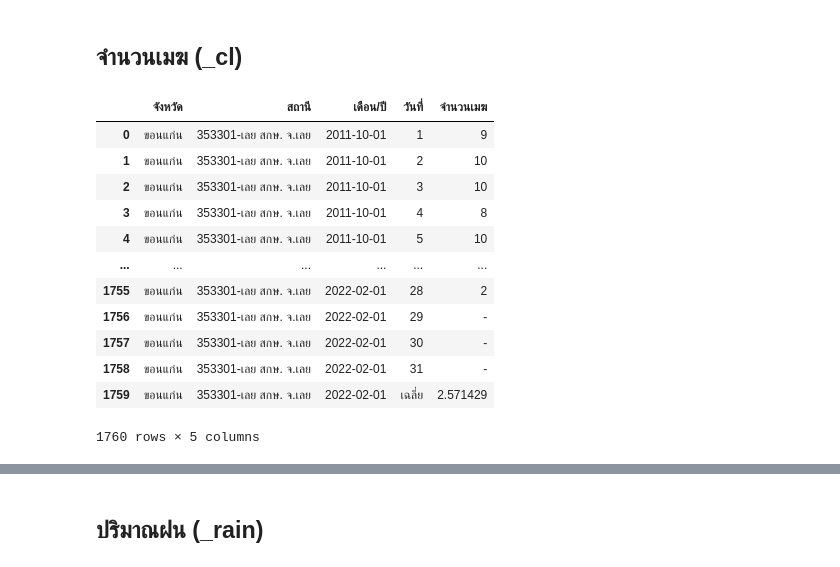
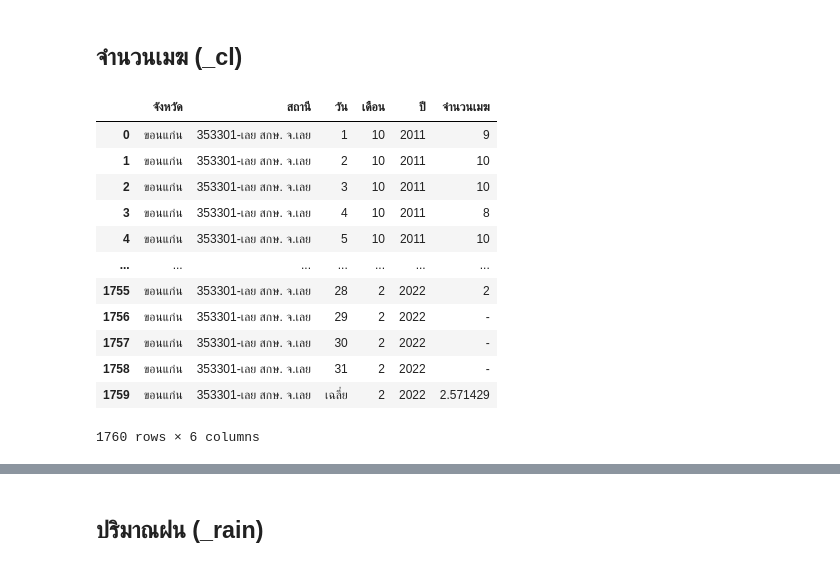
Before and after one commit to supatsara2002/bsc_dpdm22, a Jupyter notebook: Quiz_Group_5_20_of_Midterm.ipynb, the cells around one changed output, grey strips where cells are left out. Saved outputs shown, nothing was run; the diff lists cells and outputs as text; code cells hidden in the pictures.

```diff
--- a/Quiz_Group_5_20_of_Midterm.ipynb
+++ b/Quiz_Group_5_20_of_Midterm.ipynb
@@ -582,23 +772,26 @@ sk_cl.rename(columns = {'Unnamed: 0':'ที่','Unnamed: 1':'สถานี',
 nk_cl.rename(columns = {'Unnamed: 0':'ที่','Unnamed: 1':'สถานี', 'Unnamed: 2':'เดือน/ปี','Unnamed: 34':'เฉลี่ย'}, inplace = True)
 l_cl.rename(columns = {'Unnamed: 0':'ที่','Unnamed: 1':'สถานี', 'Unnamed: 2':'เดือน/ปี','Unnamed: 34':'เฉลี่ย'}, inplace = True)
 # %%
+kk_cl['เดือน'] = kk_cl['เดือน/ปี'].dt.month
+kk_cl['ปี'] = kk_cl['เดือน/ปี'].dt.year
 kk_cl['จังหวัด'] = "ขอนแก่น"
-kk_cl1 = kk_cl.drop(['ที่'],axis=1)
-kk_cl1.set_index(['จังหวัด','สถานี','เดือน/ปี'],inplace=True)
+kk_cl1 = kk_cl.drop(['ที่','เดือน/ปี'],axis=1)
+kk_cl1.set_index(['จังหวัด','สถานี','เดือน','ปี'],inplace=True)
 kk_cl2 = kk_cl1.stack().reset_index()
-kk_cl2.rename(columns = {'level_3':'วันที่',0:'จำนวนเมฆ'}, inplace = True)
-kk_cl2
+kk_cl2.rename(columns = {'level_4':'วัน',0:'จำนวนเมฆ'}, inplace = True)
+kk_cl3 = kk_cl2[['จังหวัด','สถานี','วัน','เดือน','ปี','จำนวนเมฆ']]
+kk_cl3
 # %% [output]
-|  | จังหวัด | สถานี | เดือน/ปี | วันที่ | จำนวนเมฆ |
-| 0 | ขอนแก่น | 353301-เลย สกษ. จ.เลย | 2011-10-01 | 1 | 9 |
-| 1 | ขอนแก่น | 353301-เลย สกษ. จ.เลย | 2011-10-01 | 2 | 10 |
-| 2 | ขอนแก่น | 353301-เลย สกษ. จ.เลย | 2011-10-01 | 3 | 10 |
-| 3 | ขอนแก่น | 353301-เลย สกษ. จ.เลย | 2011-10-01 | 4 | 8 |
-| 4 | ขอนแก่น | 353301-เลย สกษ. จ.เลย | 2011-10-01 | 5 | 10 |
-| ... | ... | ... | ... | ... | ... |
-| 1755 | ขอนแก่น | 353301-เลย สกษ. จ.เลย | 2022-02-01 | 28 | 2 |
-| 1756 | ขอนแก่น | 353301-เลย สกษ. จ.เลย | 2022-02-01 | 29 | - |
-| 1757 | ขอนแก่น | 353301-เลย สกษ. จ.เลย | 2022-02-01 | 30 | - |
-| 1758 | ขอนแก่น | 353301-เลย สกษ. จ.เลย | 2022-02-01 | 31 | - |
-| 1759 | ขอนแก่น | 353301-เลย สกษ. จ.เลย | 2022-02-01 | เฉลี่ย | 2.571429 |
+|  | จังหวัด | สถานี | วัน | เดือน | ปี | จำนวนเมฆ |
+| 0 | ขอนแก่น | 353301-เลย สกษ. จ.เลย | 1 | 10 | 2011 | 9 |
+| 1 | ขอนแก่น | 353301-เลย สกษ. จ.เลย | 2 | 10 | 2011 | 10 |
+| 2 | ขอนแก่น | 353301-เลย สกษ. จ.เลย | 3 | 10 | 2011 | 10 |
+| 3 | ขอนแก่น | 353301-เลย สกษ. จ.เลย | 4 | 10 | 2011 | 8 |
+| 4 | ขอนแก่น | 353301-เลย สกษ. จ.เลย | 5 | 10 | 2011 | 10 |
+| ... | ... | ... | ... | ... | ... | ... |
+| 1755 | ขอนแก่น | 353301-เลย สกษ. จ.เลย | 28 | 2 | 2022 | 2 |
+| 1756 | ขอนแก่น | 353301-เลย สกษ. จ.เลย | 29 | 2 | 2022 | - |
+| 1757 | ขอนแก่น | 353301-เลย สกษ. จ.เลย | 30 | 2 | 2022 | - |
+| 1758 | ขอนแก่น | 353301-เลย สกษ. จ.เลย | 31 | 2 | 2022 | - |
+| 1759 | ขอนแก่น | 353301-เลย สกษ. จ.เลย | เฉลี่ย | 2 | 2022 | 2.571429 |
-1760 rows × 5 columns
+1760 rows × 6 columns
```
Also changed, not shown: parts of 42 cells of this notebook.
